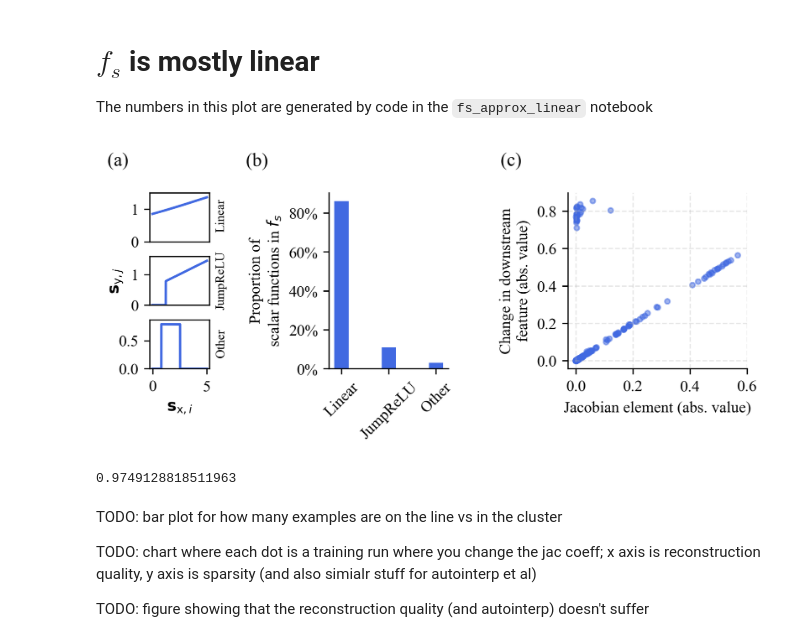
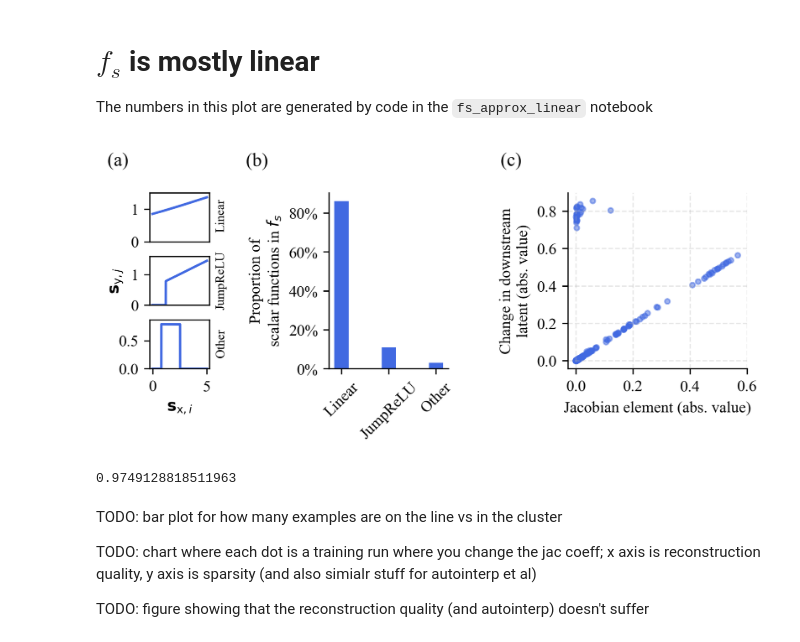
Before and after one commit to jugard99/jacobian-saes, a Jupyter notebook: notebooks/final_charts.ipynb, the cells around one changed output. Cells and saved outputs as stored; diff of their text form; code cells hidden in the pictures.

```diff
--- a/notebooks/final_charts.ipynb
+++ b/notebooks/final_charts.ipynb
@@ -492,35 +494,35 @@ ax2.spines['top'].set_visible(False)
 ax2.yaxis.set_major_formatter(plt.FuncFormatter(lambda x, _: f'{int(x * 100)}%'))
 ax2.spines['right'].set_visible(False)
 
 
 ax3.scatter(
     abl_sample_small[:, 0].cpu().numpy(),
     abl_sample_small[:, 1].cpu().numpy(),
     color=fig_color,
     alpha=0.5,  # Add some transparency
     s=10,  # Reduce marker size for paper
 )
 ax3.set_xlabel(f"Jacobian element{' (abs. value)' if take_abs else ''}")
-ax3.set_ylabel(f"Change in downstream\nfeature{' (abs. value)' if take_abs else ''}", multialignment='center')
+ax3.set_ylabel(f"Change in downstream\nlatent{' (abs. value)' if take_abs else ''}", multialignment='center')
 ax3.set_xticks([0, 0.2, 0.4, 0.6])
 ax3.grid(True, linestyle='--', alpha=0.3)  # Subtle grid
 ax3.spines['top'].set_visible(False)
 ax3.spines['right'].set_visible(False)
 
 
 
 plt.figtext(0.07, 1, '(a)', fontsize=12)
 plt.figtext(0.25, 1, '(b)', fontsize=12)
 plt.figtext(0.58, 1, '(c)', fontsize=12)
 
 
 plt.tight_layout()
 plt.savefig('./charts/mostly_linear.pdf', dpi=300, bbox_inches='tight', pad_inches=0.1)
 plt.show()
 
 is_on_line.float().mean().item()
 # %% [output]
-[figure, old version]
+[figure, new version]
 0.9749128818511963
 # %% [markdown]
 TODO: bar plot for how many examples are on the line vs in the cluster
```
Also changed, not shown: parts of 4 cells of this notebook, 2 other files.
